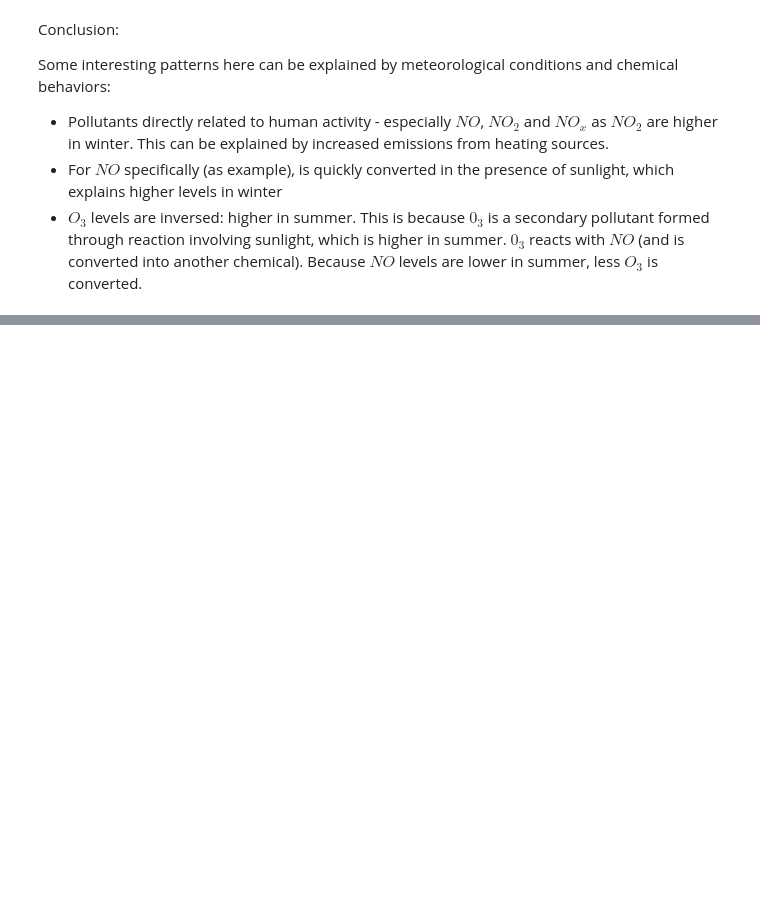
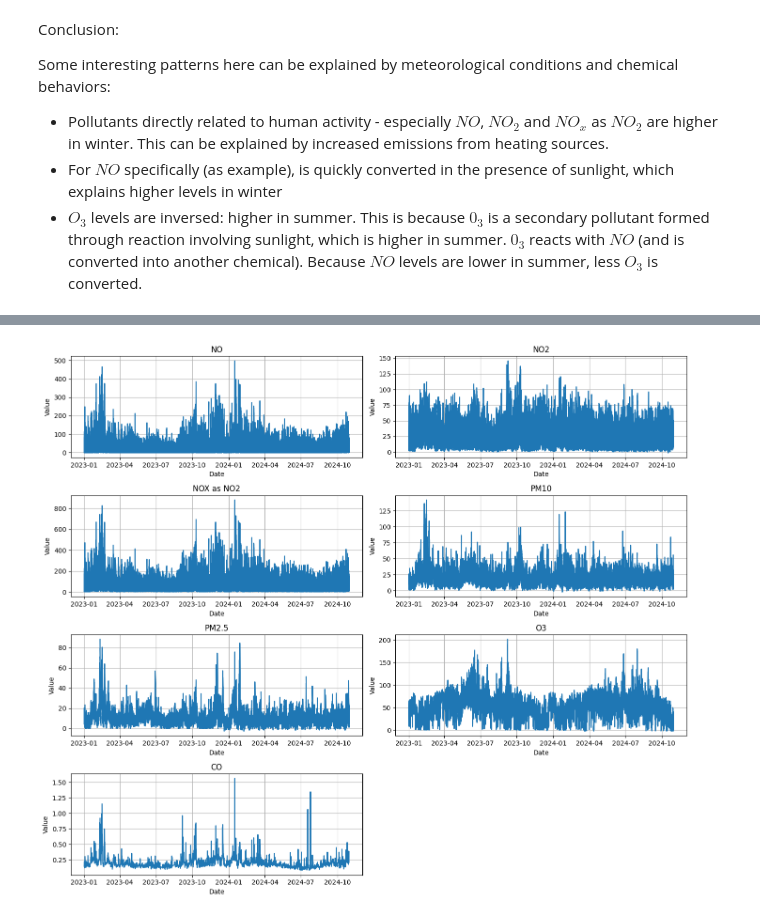
Before and after one commit to Ritishrx7/AirQuality, a Jupyter notebook: Final/Work_Notebook.ipynb, the cells around one changed output, grey strips where cells are left out. Saved outputs shown, nothing was run; the diff lists cells and outputs as text; code cells hidden in the pictures; blank space fills up the shorter version.

```diff
--- a/Final/Work_Notebook.ipynb
+++ b/Final/Work_Notebook.ipynb
@@ -874,0 +931,23 @@ Some interesting patterns here can be explained by meteorological conditions and
+# %%
+fig, axs = plt.subplots(4,2, figsize=(14,12))
+for i,p in enumerate(paris_pol):
+    ax = axs[i//2,i%2]
+
+    pollutant_data = paris[paris["Polluant"] == p]
+
+   # Plot the data
+    ax.plot(pollutant_data['date'], pollutant_data['valeur'])
+    ax.set_title(p)
+    ax.set_xlabel('Date')
+    ax.set_ylabel('Value')
+    ax.grid(True)
+
+#Hide unused
+axes = axs.flatten()
+for j in range(len(paris_pol), len(axes)):
+    fig.delaxes(axes[j])
+
+plt.tight_layout()
+plt.show()
+# %% [output]
+[figure, added]
```
Also changed, not shown: parts of 10 cells of this notebook.
